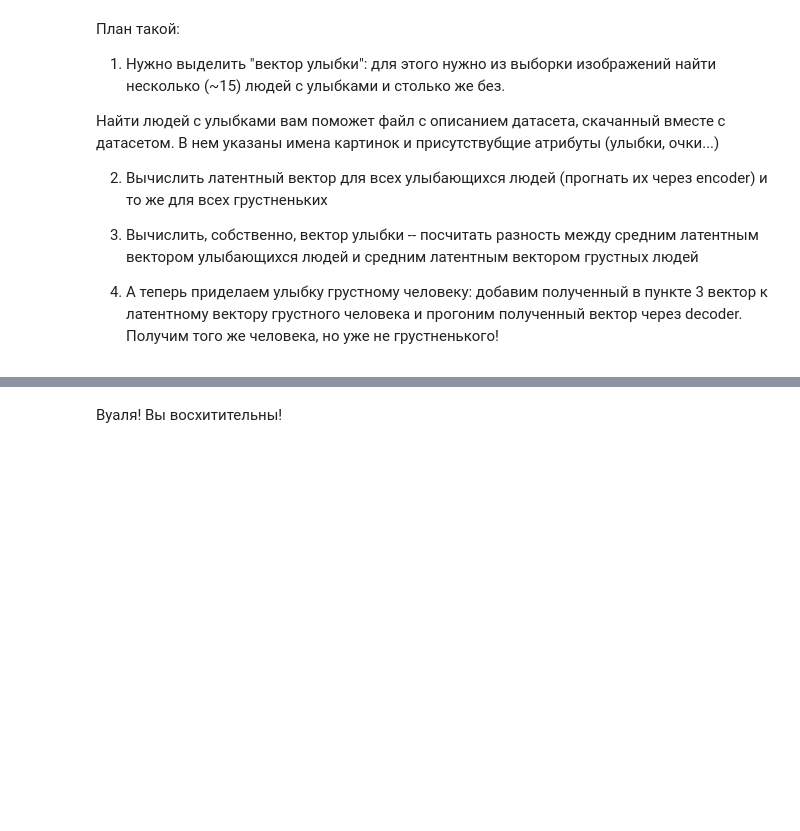
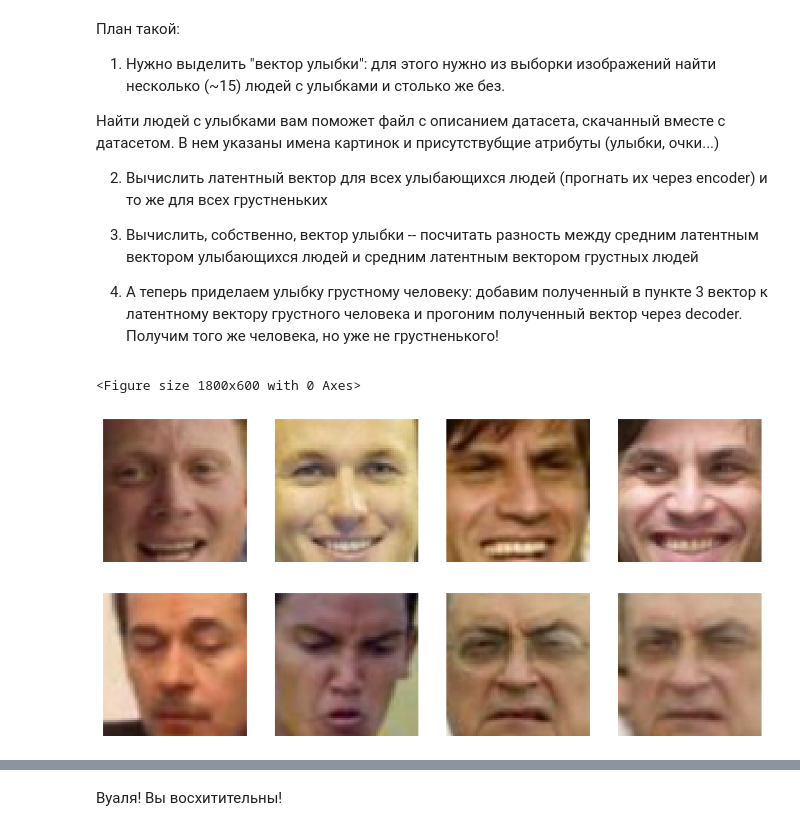
Before and after one commit to Summit2/ML_education, a Jupyter notebook: [hw]autoencoders.ipynb, the cells around one changed output, grey strips where cells are left out. Saved outputs shown, nothing was run; the diff lists cells and outputs as text; code cells hidden in the pictures; blank space fills up the shorter version.

```diff
--- a/[hw]autoencoders.ipynb
+++ b/[hw]autoencoders.ipynb
@@ -341,0 +342,19 @@ target_cols = ['Smiling',
+# %%
+attrs.columns.unique()
+target_cols = ['Smiling',
+       'Frowning']
+
+plt.figure(figsize=(18, 6))
+
+attrs_smile = attrs[attrs['Smiling']>0.7]
+attrs_frown = attrs[attrs['Frowning']>1.5]
+data_smile = data[attrs_smile.index[:20]]
+data_frown = data[attrs_frown.index[:20]]
+
+#посмотрим на выборки
+show_img(data=data_smile, num_img=3)
+show_img(data=data_frown, num_img=3)
+# %% [output]
+<Figure size 1800x600 with 0 Axes>
+[figure, added]
+[figure, added]
```
Also changed, not shown: parts of 13 cells of this notebook.
